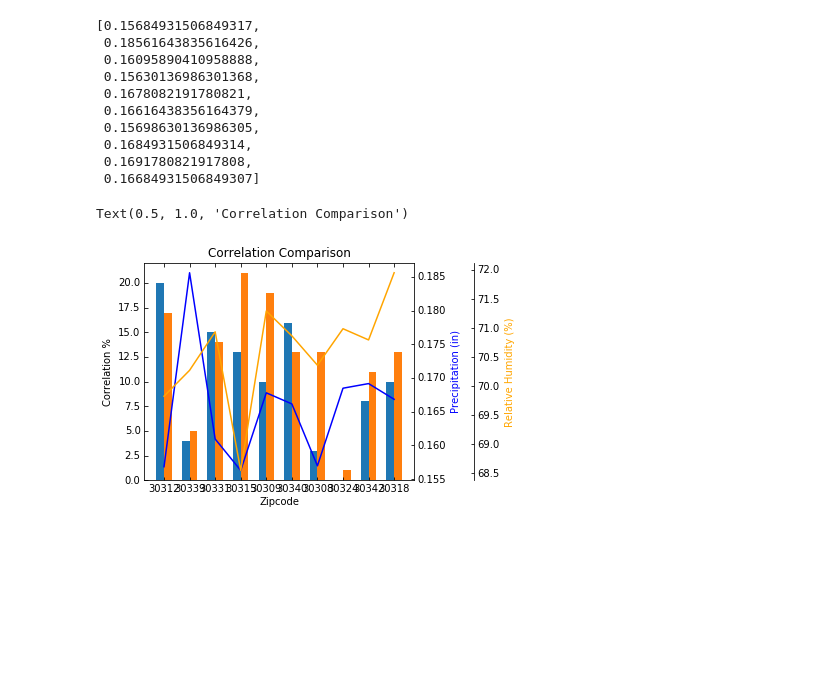
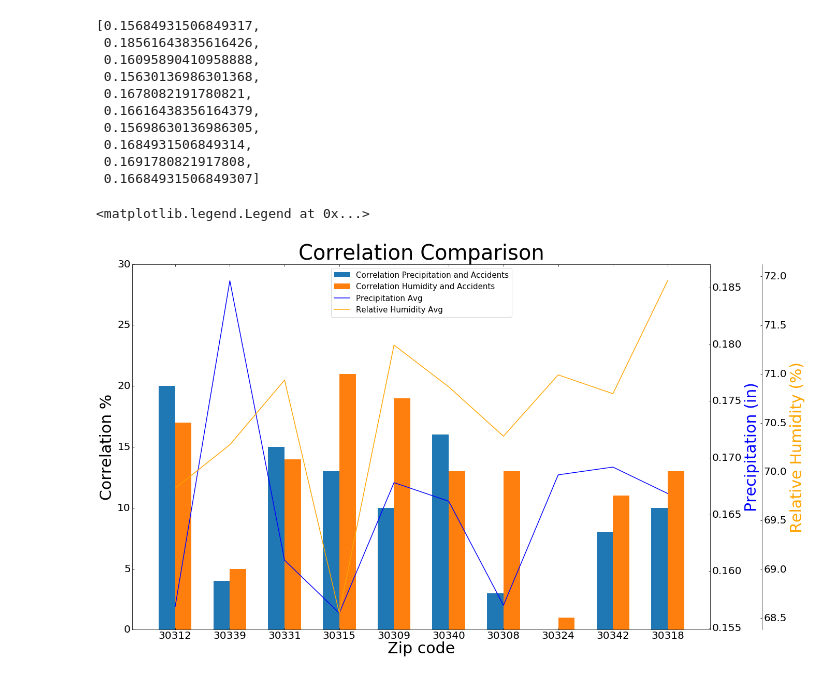
Before and after one commit to alexcaughman/iteration_station, a Jupyter notebook: slw_bar_charts-FINAL_AP_edits.ipynb, the cells around one changed output. Drawn from its saved outputs; the diff is of its cells as text; code cells hidden in the pictures; blank space fills up the shorter version.

Commit message:
Finalizing line and bar dual chart

```diff
--- a/slw_bar_charts-FINAL_AP_edits.ipynb
+++ b/slw_bar_charts-FINAL_AP_edits.ipynb
@@ -862,68 +860,65 @@ precip_avg_list
  0.16684931506849307]
 # %%
 #source: https://stackoverflow.com/questions/9103166/multiple-axis-in-matplotlib-with-different-scales
+#source: https://matplotlib-users.narkive.com/CFYvNSPX/setting-the-tick-label-font-size
+#create host subplot with axisartist.Axes that uses parasiteAxes.
+import matplotlib.font_manager as font_manager
+plt.figure(figsize=(20,13))
 host = host_subplot(111, axes_class=AA.Axes)
-plt.subplots_adjust(right=0.75)
+# plt.subplots_adjust(right=0.75)
 
+#create additional axes on right with same x axis
 par1 = host.twinx()
 par2 = host.twinx()
 
-offset = 60
+# offset = 60
 
 new_fixed_axis1 = par1.get_grid_helper().new_fixed_axis
 par1.axis["right"] = new_fixed_axis1(loc="right",
                                     axes=par1,
                                     offset=(0, 0))
 new_fixed_axis = par2.get_grid_helper().new_fixed_axis
 par2.axis["right"] = new_fixed_axis(loc="right",
                                     axes=par2,
-                                    offset=(offset, 0))
+                                    offset=(100, 0))
 
 par2.axis["right"].toggle(all=True)
 
 # host.set_xlim(0, 2)
-# host.set_ylim(0, 2)
+host.set_ylim(0, 30)
 
-host.set_xlabel("Zipcode")
+host.set_xlabel("Zip code", fontsize = 20)
 host.set_ylabel("Correlation %")
 par1.set_ylabel("Precipitation (in)")
 par2.set_ylabel("Relative Humidity (%)")
-plt.xticks(ind, (x_ticks_labels), rotation = 'vertical')
-host.tick_params(labelrotation=45)
-
+plt.xticks(ind, (x_ticks_labels))
+par1.axis["right"].major_ticklabels.set_fontsize(20)
+par2.axis["right"].major_ticklabels.set_fontsize(20)
+host.axis["left"].major_ticklabels.set_fontsize(20)
+host.axis["bottom"].major_ticklabels.set_fontsize(20)
 
 plt.bar(ind-(width/2), blue_bar , width, label='Correlation Precipitation and Accidents')
 plt.bar(ind + (width/2), green_bar, width, label='Correlation Humidity and Accidents')
 
 p2, = par1.plot(ind, precip_avg_list, label="Precipitation Avg", color = 'b')
 p3, = par2.plot(ind,hum_avg_list , label="Relative Humidity Avg", color = 'orange')
 
-# p1, = host.plot([0, 1, 2], [0, 1, 2], label="Correlation")
-# p2, = par1.plot([0, 1, 2], [0, 3, 2], label="Temperature")
-# p3, = par2.plot([0, 1, 2], [50, 30, 15], label="Velocity")
-
 # par1.set_ylim(0, 4)
 # par2.set_ylim(1, 65)
 
-# host.legend()
+host.axis["left"].label.set_fontsize(30)
+host.axis["bottom"].label.set_fontsize(30)
+par1.axis["right"].label.set_color(p2.get_color())
+par1.axis["right"].label.set_fontsize(30)
+par2.axis["right"].label.set_color(p3.get_color())
+par2.axis["right"].label.set_fontsize(30)
 
-# host.axis["left"].label.set_color(p1.get_color())
-par1.axis["right"].label.set_color(p2.get_color())
-par2.axis["right"].label.set_color(p3.get_color())
-
-plt.ylabel('Correlation %')
-plt.title('Correlation Comparison')
+plt.ylabel('Correlation %', fontsize = 40)
+plt.title('Correlation Comparison', fontsize = 40)
 
 
-# plt.xticks(ind, (x_ticks_labels), rotation = 'vertical')
-# xticks()
-# First argument - A list of positions at which ticks should be placed
-# Second argument -  A list of labels to place at the given locations
-# plt.xticks(ind + width/2 , (x_ticks_labels), rotation = 'vertical')
-# plt.xticks(rotation='vertical')
-
 # Finding the best position for legends and putting it
-# plt.legend(loc='best')
+plt.legend(loc='upper center', fontsize = 15)
 # %% [output]
-Text(0.5, 1.0, 'Correlation Comparison')
+<matplotlib.legend.Legend at 0x...>
-[figure, old version]
+[figure, new version]
```
Also changed, not shown: parts of 1 cell of this notebook, 1 other file.
